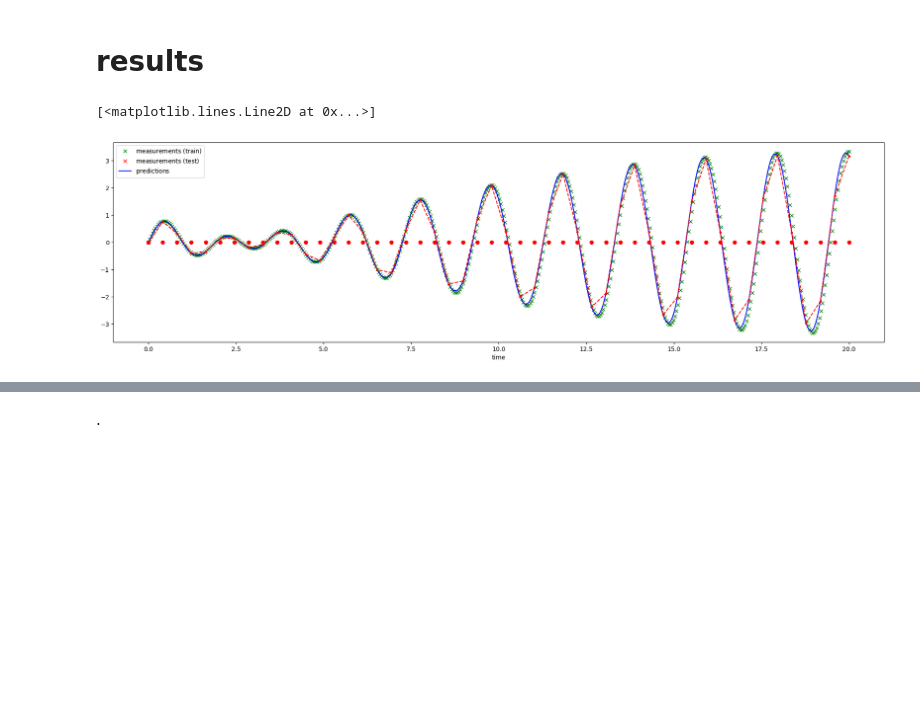
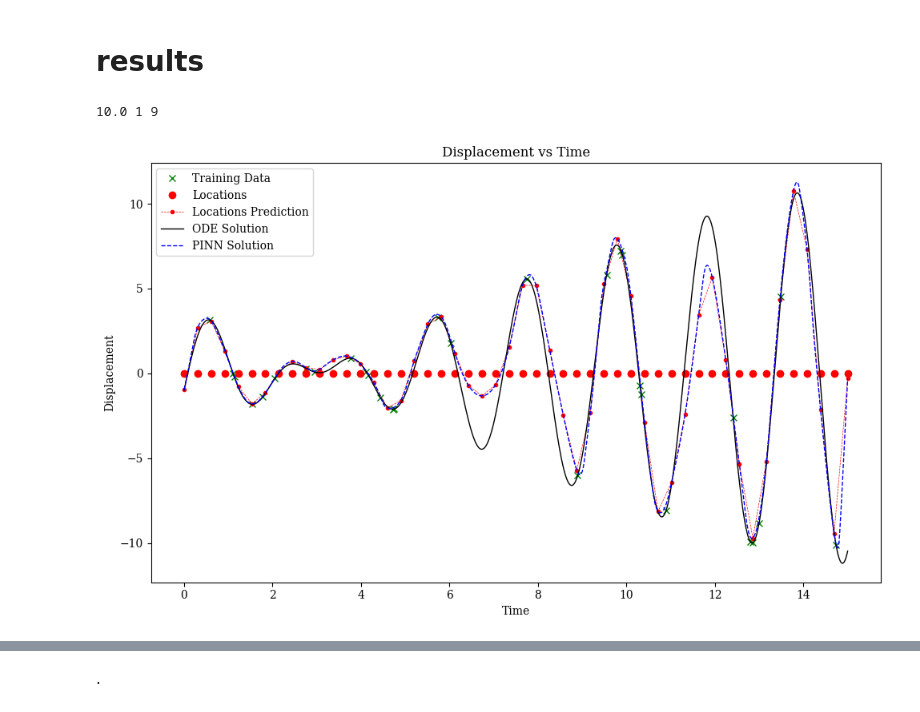
Before and after one commit to thiagodsd/ppgcc-deep-learning-pinn, a Jupyter notebook: notebooks/driven_harmonic_oscillator.ipynb, the cells around one changed output, grey strips where cells are left out. Drawn from its saved outputs; the diff is of its cells as text; code cells hidden in the pictures; blank space fills up the shorter version.

Commit message:
oscilador forcado dando errado

```diff
--- a/notebooks/driven_harmonic_oscillator.ipynb
+++ b/notebooks/driven_harmonic_oscillator.ipynb
@@ -254,79 +319,51 @@ Data Loss: 2.504325, Physics Loss: 0.163720, x0 Loss: 0.000027, v0 Loss: 0.00000
 # %% [markdown]
 # results
 # %%
+fig, (ax1) = plt.subplots(ncols=1, nrows=1, figsize=(10, golden_ratio*10))
+
 model.eval()
 
 with torch.no_grad():
     X["y_hat"] = model(torch.tensor(X["time"].values).float().unsqueeze(1).to(device)).cpu().detach().numpy()
 
-fig, (ax1) = plt.subplots(ncols=1, nrows=1, figsize=(23, 6))
-
 X.query(f"time <= {time_threshold}").plot(
-    x="time",
-    y="displacement",
-    ax=ax1,
-    marker="x", c="g", linestyle="none",
-    label=r"$\text{measurements (train)}$"
+    x="time", y="displacement",
+    marker="x", c="g", linestyle="none", linewidth=0.5,
+    ax=ax1, label="Training Data"
 )
 
-X.query(f"time > {time_threshold}").plot(
-    x="time",
-    y="displacement",
-    ax=ax1,
-    marker="x", c="r", linestyle="none",
-    label=r"$\text{measurements (test)}$"
-)
-
-X.plot(
-    x="time",
-    y="y_hat",
-    ax=ax1,
-    c="b", linestyle="-",
-    label=r"$\text{predictions}$"
-)
+# X.query(f"time > {time_threshold}").plot(
+#     x="time", y="displacement",
+#     marker="x", c="r", linestyle="none", linewidth=0.5,
+#     ax=ax1, label="Test Data"
+# )
 
 ax1.plot(
     _locations.cpu().detach().numpy().reshape(-1, 1),
     model(_locations).cpu().detach().numpy().reshape(-1)*0,
-    c="r", linestyle="none", marker="o",
-    label=r"$\text{locations}$"
+    c="r", linestyle="none", marker="o", linewidth=0.5,
+    label=r"Locations",
 )
 
 ax1.plot(
     _locations.cpu().detach().numpy().reshape(-1, 1),
     model(_locations).cpu().detach().numpy().reshape(-1),
-    c="r", linestyle="--", marker=".",
-    label=r"$\text{locations prediction}$"
+    c="r", linestyle="--", marker=".", linewidth=0.5,
+    label=r"Locations Prediction"
 )
 
-# # plot theoretical curve
-# m = 1
-# k = 1
-# mu = 0.1
-# x_0 = 1
-# v_0 = 0
+t = np.linspace(0, 15, 1000)
+ax1.plot(t, driven_oscillator(t, m, k, c, w0, w, F0, x0, v0, phid), label="ODE Solution", c="k", linestyle="-", linewidth=1,)
+ax1.plot(t, model(torch.tensor(t).float().unsqueeze(1).to(device)).cpu().detach().numpy(), label="PINN Solution", c="b", linestyle="--", linewidth=1,)
 
-# omega_0 = np.sqrt(k/m)
-# delta = mu/(2*m)
-# omega = np.sqrt(omega_0**2 - delta**2)
+ax1.set_xlabel("Time")
+ax1.set_ylabel("Displacement")
+ax1.legend()
 
-# t = np.linspace(0, 50, 1000)
-# x = np.exp(-delta*t)*(x_0*np.cos(omega*t) + (v_0 + delta*x_0)/omega*np.sin(omega*t))
-# ax1.plot(
-#     t.reshape(-1, 1),
-#     x,
-#     c="k", linestyle="--",
-#     label=r"$\text{exact solution}$"
-# )
+plt.title("Displacement vs Time")
+plt.tight_layout()
 
-# ax1.set_xlabel(r"$\mathrm{time}$ $\mathrm{(s)}$")
-# ax1.set_ylabel(r"$\mathrm{displacement}$ $\mathrm{(m)}$")
-# ax1.set_title(r"$\mathrm{Damped}$ $\mathrm{Harmonic}$ $\mathrm{Oscillator}$")
-
-# plt.suptitle(f"MSE = {round(mean_squared_error(X['displacement'], X['y_hat']), 4)}")
-# ax1.legend()
-
-# plt.savefig("../data/08_reporting/figures/oscilador_harmonico_predictions_pinn.png", dpi=300, bbox_inches="tight") ;
+plt.savefig(f"{folder_path}/displacement_vs_time_with_predictions.png", dpi=300)
 # %% [output]
-[<matplotlib.lines.Line2D at 0x...>]
+10.0 1 9
-[figure, old version]
+[figure, new version]
```
Also changed, not shown: parts of 13 cells of this notebook, 30 other files.
